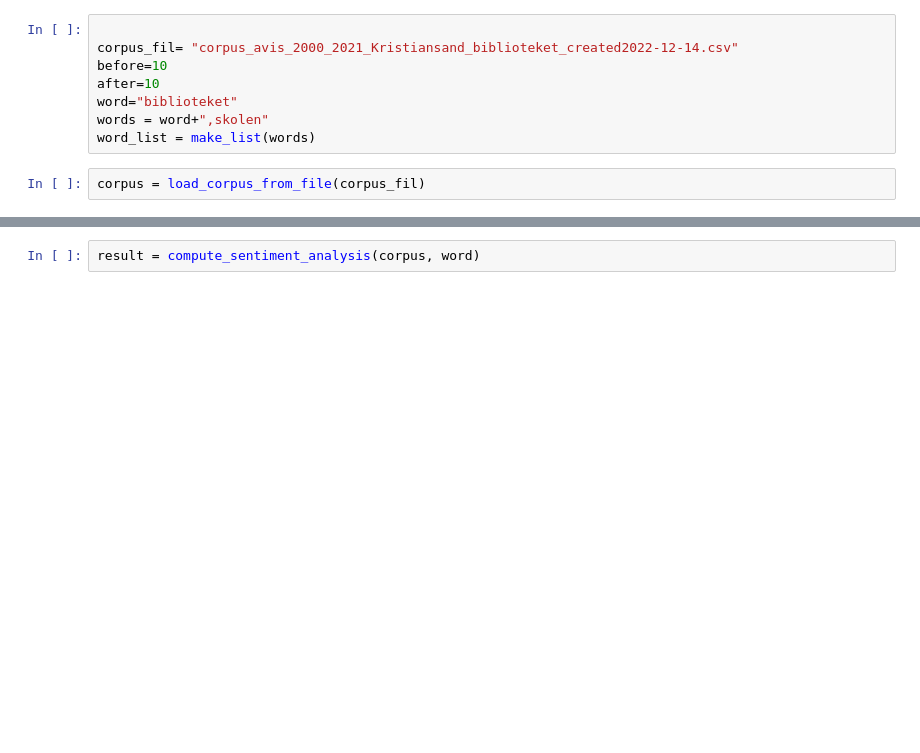
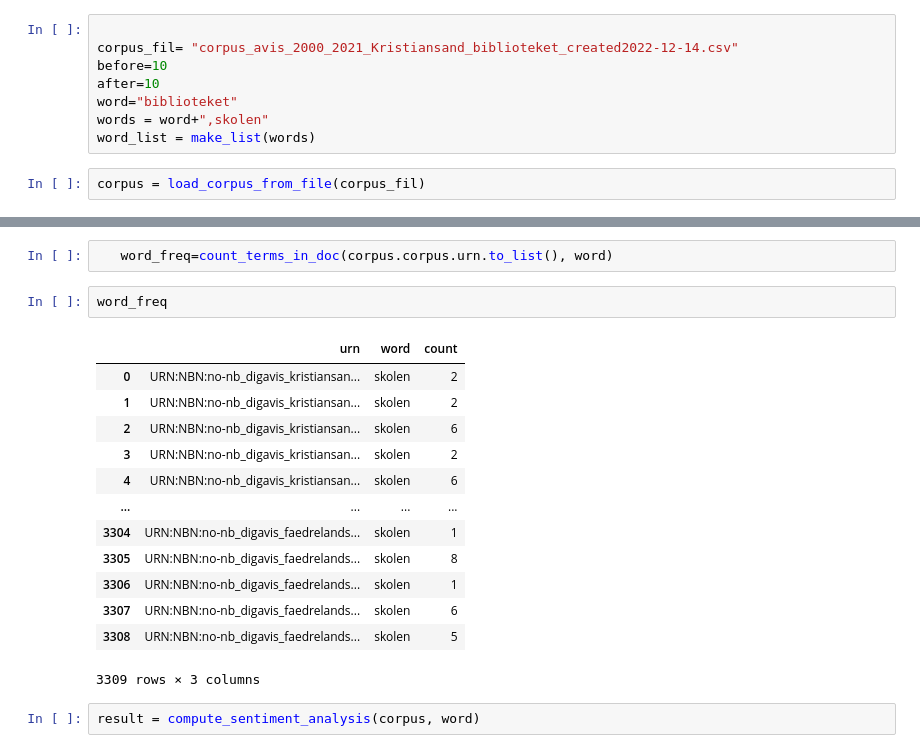
Before and after one commit to Sprakbanken/sentimentanalyse, a Jupyter notebook: exeriment.ipynb, the cells around one changed output, grey strips where cells are left out. Saved outputs shown, nothing was run; the diff lists cells and outputs as text; blank space fills up the shorter version.

```diff
--- a/exeriment.ipynb
+++ b/exeriment.ipynb
@@ -230,6 +242,24 @@ def get_context_bow(urn, word):
 def compute_sentiment_analysis(*args, **kwargs):
     """Compute sentiment score on the input data."""
     return count_and_score_target_words(*args, **kwargs)
+# %%
+   word_freq=count_terms_in_doc(corpus.corpus.urn.to_list(), word)
+# %%
+word_freq
+# %% [output]
+|  | urn | word | count |
+| 0 | URN:NBN:no-nb_digavis_kristiansan... | skolen | 2 |
+| 1 | URN:NBN:no-nb_digavis_kristiansan... | skolen | 2 |
+| 2 | URN:NBN:no-nb_digavis_kristiansan... | skolen | 6 |
+| 3 | URN:NBN:no-nb_digavis_kristiansan... | skolen | 2 |
+| 4 | URN:NBN:no-nb_digavis_kristiansan... | skolen | 6 |
+| ... | ... | ... | ... |
+| 3304 | URN:NBN:no-nb_digavis_faedrelands... | skolen | 1 |
+| 3305 | URN:NBN:no-nb_digavis_faedrelands... | skolen | 8 |
+| 3306 | URN:NBN:no-nb_digavis_faedrelands... | skolen | 1 |
+| 3307 | URN:NBN:no-nb_digavis_faedrelands... | skolen | 6 |
+| 3308 | URN:NBN:no-nb_digavis_faedrelands... | skolen | 5 |
+3309 rows × 3 columns
 # %%
 result = compute_sentiment_analysis(corpus, word)
 # %%
```
Also changed, not shown: parts of 3 cells of this notebook.
